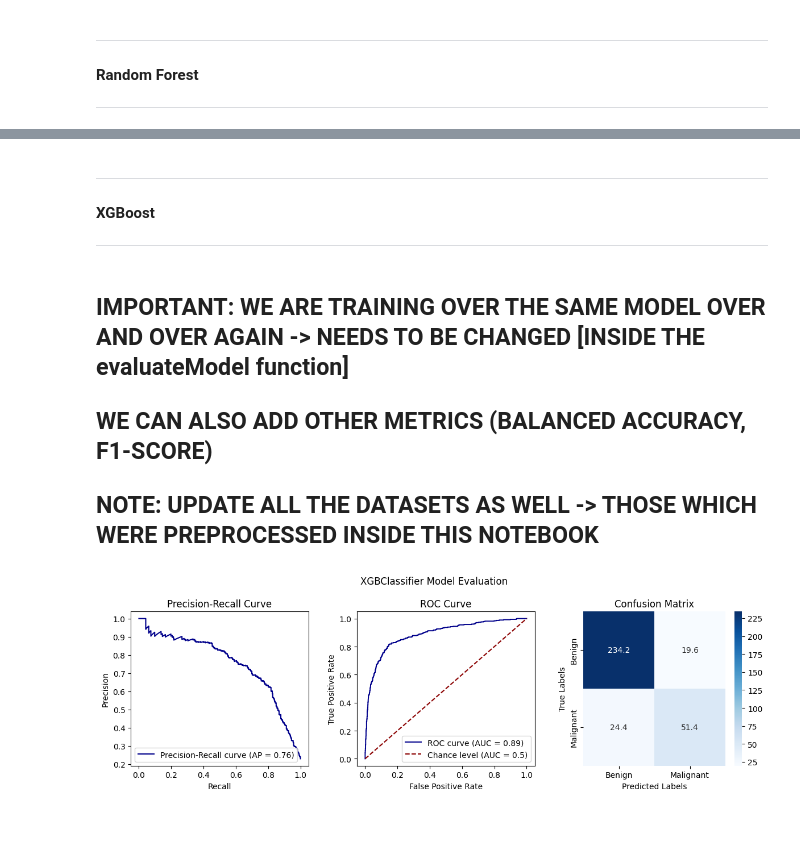
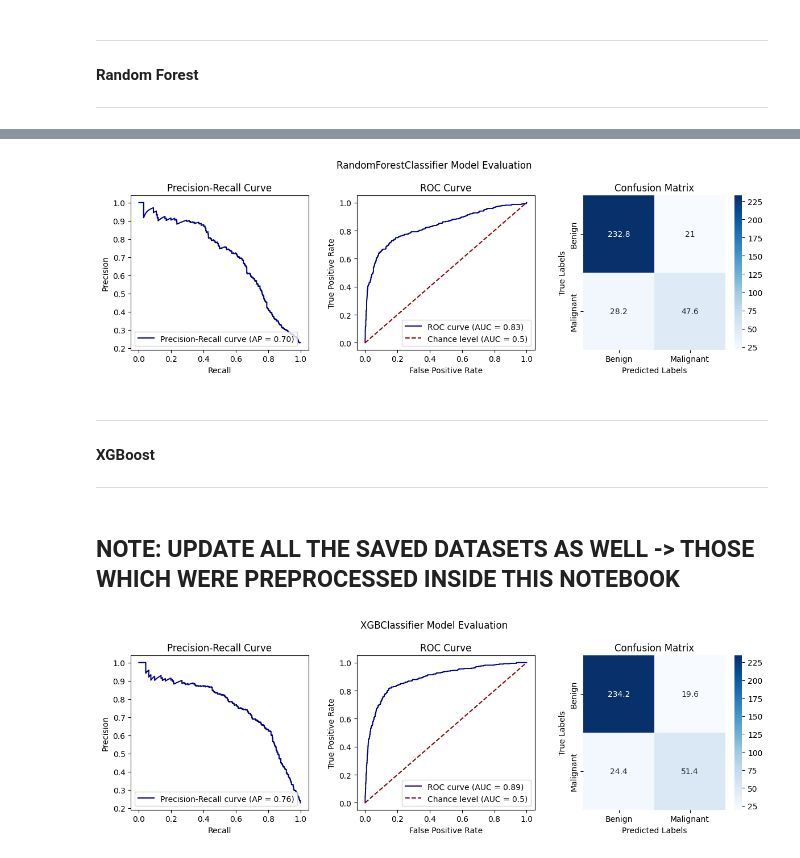
Before and after one commit to EstevesX10/Lung-Cancer-Classification-with-CT-Scans, a Jupyter notebook: Lung Cancer Classification with CT Scans/LungCancerClassification.ipynb, the cells around one changed output, grey strips where cells are left out. Cells and saved outputs as stored; diff of their text form; code cells hidden in the pictures; blank space fills up the shorter version.

```diff
--- a/Lung Cancer Classification with CT Scans/LungCancerClassification.ipynb
+++ b/Lung Cancer Classification with CT Scans/LungCancerClassification.ipynb
@@ -694,6 +700,8 @@ else:
 # %%
-# Define a Model with the best parameters found
-randomForestClassifier = RandomForestClassifier(**randomForestBestParams)
+# Calculate and Plot some metrics associated with the XGBoost
+randomForestMetrics = evaluateModel(RandomForestClassifier, randomForestBestParams, folds, modelPaths, ['Benign','Malignant'])
+# %% [output]
+[figure, added]
 # %% [markdown]
 ---
 #### XGBoost
@@ -712,8 +717,4 @@ xgbClassifier = XGBClassifier(**xgbBestParams)
 # %% [markdown]
-## IMPORTANT: WE ARE TRAINING OVER THE SAME MODEL OVER AND OVER AGAIN -> NEEDS TO BE CHANGED [INSIDE THE evaluateModel function]
-
-## WE CAN ALSO ADD OTHER METRICS (BALANCED ACCURACY, F1-SCORE)
-
-## NOTE: UPDATE ALL THE DATASETS AS WELL -> THOSE WHICH WERE PREPROCESSED INSIDE THIS NOTEBOOK
+## NOTE: UPDATE ALL THE SAVED DATASETS AS WELL -> THOSE WHICH WERE PREPROCESSED INSIDE THIS NOTEBOOK
 # %%
 # Calculate and Plot some metrics associated with the XGBoost
```
Also changed, not shown: parts of 5 cells of this notebook.
